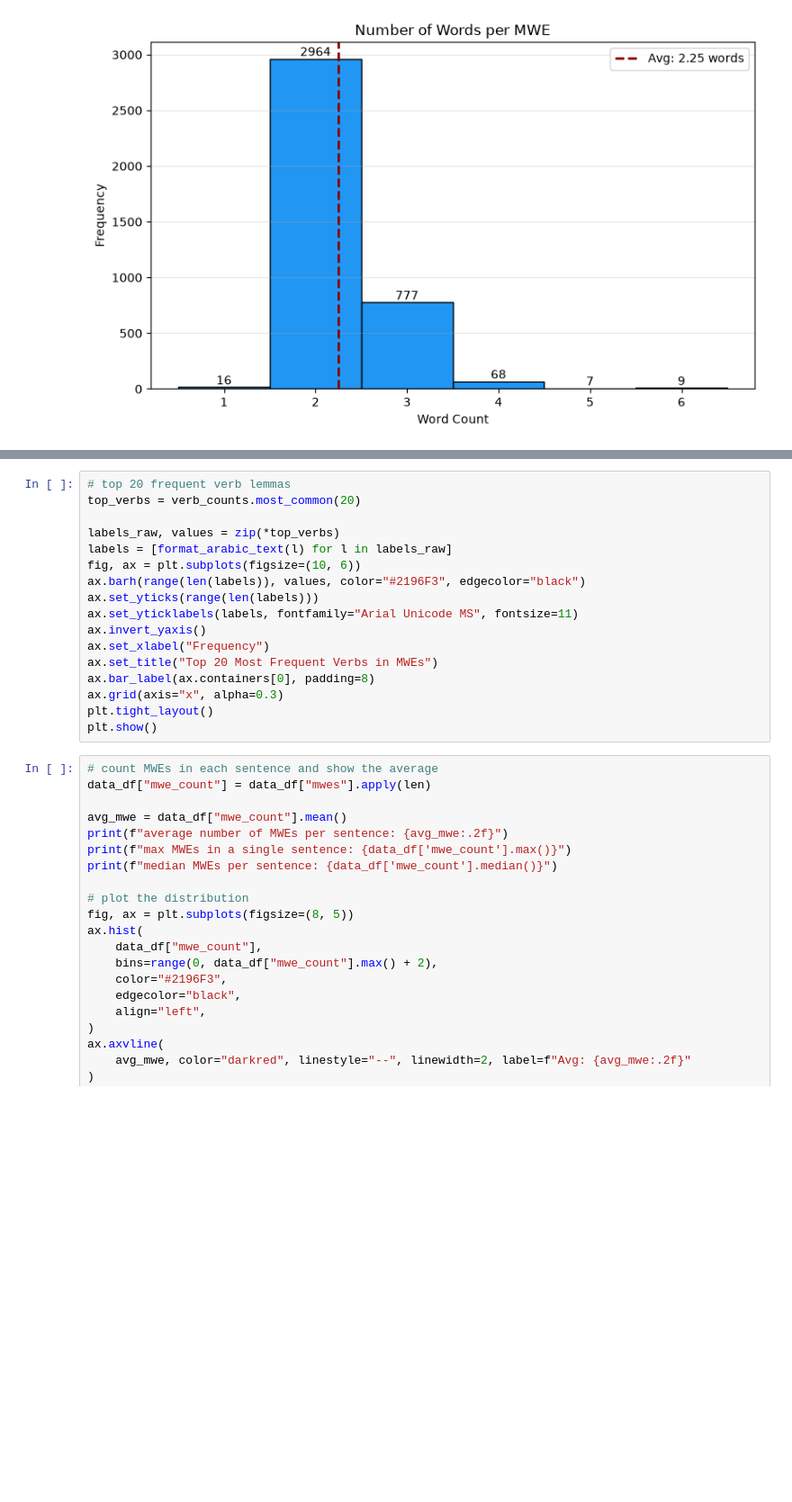
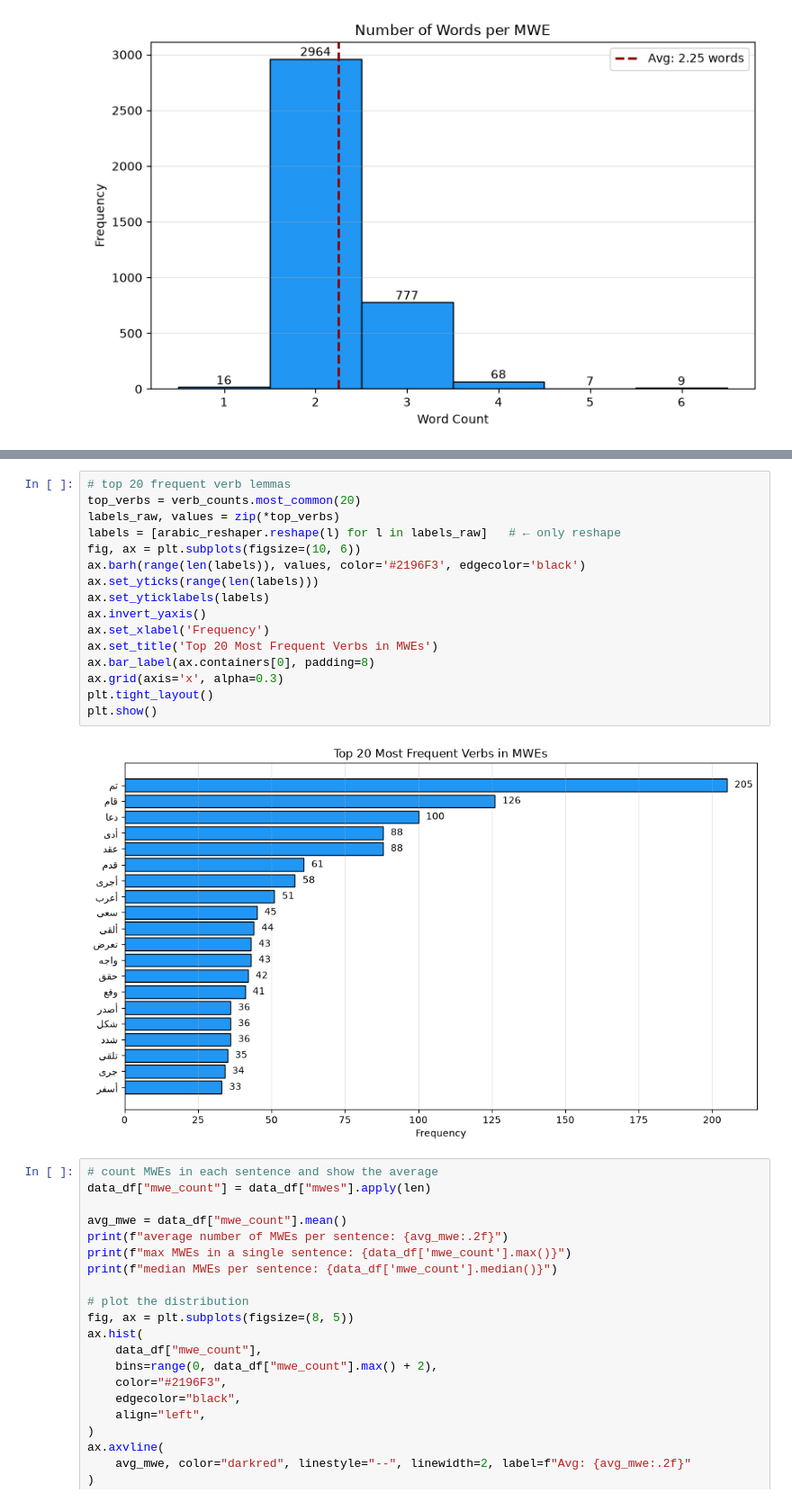
Before and after one commit to hazem-alabiad/MWE, a Jupyter notebook: main.ipynb, the cells around one changed output, grey strips where cells are left out. Shown at 90% size. Drawn from its saved outputs; the diff is of its cells as text; blank space fills up the shorter version.

```diff
--- a/main.ipynb
+++ b/main.ipynb
@@ -239,20 +239,21 @@ plt.show()
 # %%
 # top 20 frequent verb lemmas
 top_verbs = verb_counts.most_common(20)
-
 labels_raw, values = zip(*top_verbs)
-labels = [format_arabic_text(l) for l in labels_raw]
+labels = [arabic_reshaper.reshape(l) for l in labels_raw]   # ← only reshape
 fig, ax = plt.subplots(figsize=(10, 6))
-ax.barh(range(len(labels)), values, color="#2196F3", edgecolor="black")
+ax.barh(range(len(labels)), values, color='#2196F3', edgecolor='black')
 ax.set_yticks(range(len(labels)))
-ax.set_yticklabels(labels, fontfamily="Arial Unicode MS", fontsize=11)
+ax.set_yticklabels(labels)
 ax.invert_yaxis()
-ax.set_xlabel("Frequency")
-ax.set_title("Top 20 Most Frequent Verbs in MWEs")
+ax.set_xlabel('Frequency')
+ax.set_title('Top 20 Most Frequent Verbs in MWEs')
 ax.bar_label(ax.containers[0], padding=8)
-ax.grid(axis="x", alpha=0.3)
+ax.grid(axis='x', alpha=0.3)
 plt.tight_layout()
 plt.show()
+# %% [output]
+[figure, added]
 # %%
 # count MWEs in each sentence and show the average
 data_df["mwe_count"] = data_df["mwes"].apply(len)
```
Also changed, not shown: parts of 2 cells of this notebook, 2 other files.
